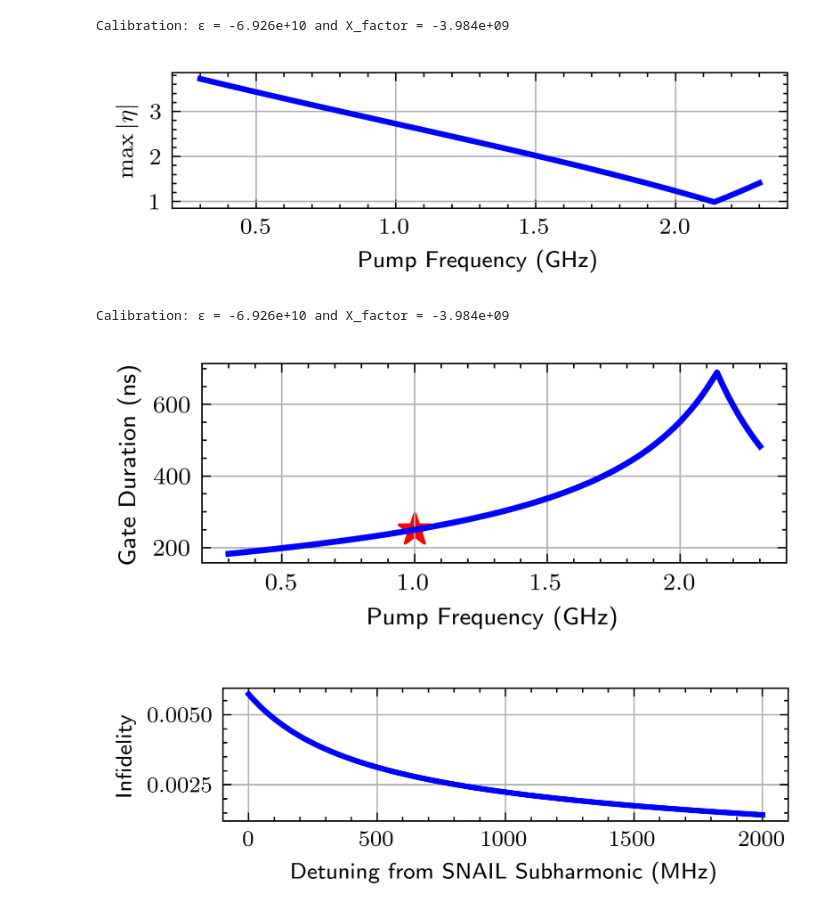
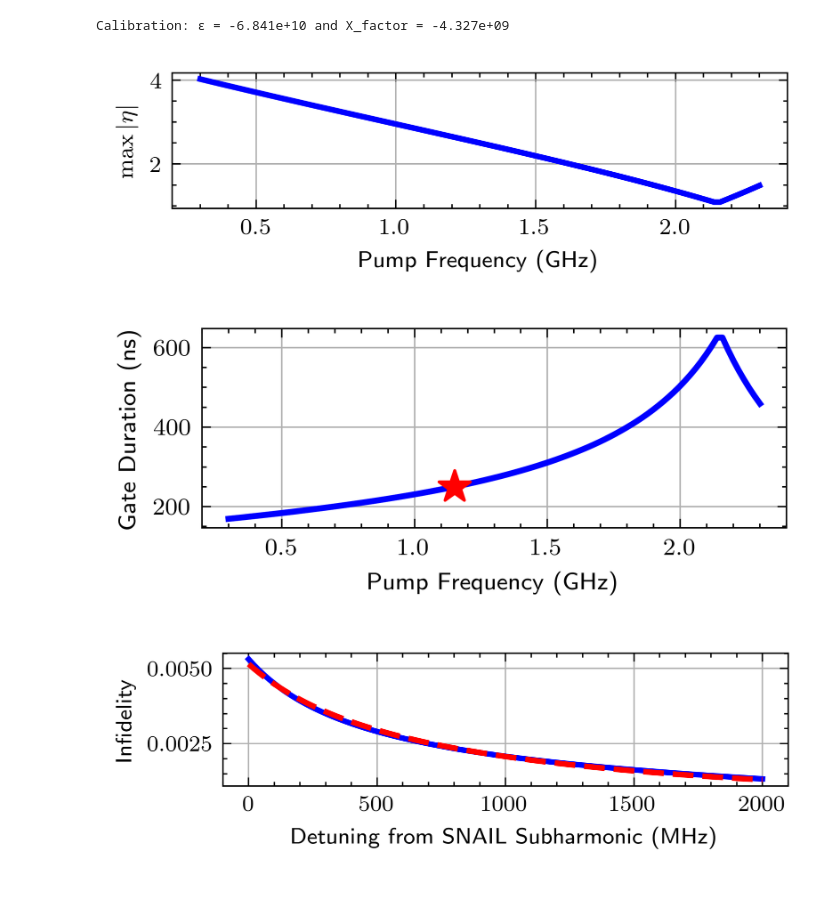
Before and after one commit to PITT-HATLAB/corral_crowding, a Jupyter notebook: src/notebooks/06_speedlimit.ipynb, the cells around one changed output. Drawn from its saved outputs; the diff is of its cells as text; code cells hidden in the pictures.

```diff
--- a/src/notebooks/06_speedlimit.ipynb
+++ b/src/notebooks/06_speedlimit.ipynb
@@ -98,8 +99,8 @@ def compute_gate_duration(frequency_GHz, X_factor, g3, lambda_factor):
 # PLOT: Experimental Data with Speed Limit Overlay
 # ================================
 # Generate x-values over the experimental range (0.3 to 2.3 GHz)
-x_vals = np.linspace(f_left, 2.3, 300)
-y_vals = compute_snail_aware_max_dBm(x_vals)
+frequency_range_GHz = np.linspace(f_left, f_left + 2, 100)
+y_vals = compute_snail_aware_max_dBm(frequency_range_GHz)
 
 with plt.style.context(["ieee", "use_mathtext", "science"]):
     fig, ax = plt.subplots(figsize=(3.5, 1.2))
@@ -115,14 +116,14 @@ with plt.style.context(["ieee", "use_mathtext", "science"]):
     )
     ax.set_xlabel("Pump Frequency (GHz)")
     ax.set_ylabel("Pump Power (dBm)")
-    ax.set_xticks([0.5, 1, 1.5, 2])
-    ax.set_yticks([5, 10, 15, 20, 25])
+    # ax.set_xticks([0.5, 1, 1.5, 2])
+    # ax.set_yticks([5, 10, 15, 20, 25])
     # Optionally add a colorbar:
     # fig.colorbar(cmesh, ax=ax, ticks=[0, 1])
     # Overlay the speed limit curve
-    ax.plot(x_vals, y_vals, color="red", linewidth=2, label="Speed Limit")
+    ax.plot(frequency_range_GHz, y_vals, color="red", linewidth=2, label="Speed Limit")
     ax.legend()
-    ax.set_xlim(f_left, 2.3)
+    ax.set_xlim(f_left, f_left + 2)
     ax.grid(True)
     # plt.title("Pump Data with Speed Limit")
 plt.show()
@@ -146,7 +147,6 @@ print(f"Calibration: ε = {epsilon_calib:.3e} and X_factor = {X_factor:.3e}")
 # PLOT: |η| vs. Pump Frequency
 # ================================
 # Use the same pump frequency range as before.
-frequency_range_GHz = np.linspace(0.3, 2.3, 100)
 eta_values = []
 
 for f in frequency_range_GHz:
@@ -177,62 +177,84 @@ with plt.style.context(["ieee", "use_mathtext", "science"]):
     plt.tight_layout()
 plt.show()
 # %% [output]
-Calibration: ε = -6.926e+10 and X_factor = -3.984e+09
+Calibration: ε = -6.841e+10 and X_factor = -4.327e+09
-[figure, old version]
+[figure, new version]
 # %%
 # ================================
 # PLOT: Minimum Gate Duration (t_f) vs. Pump Frequency
 # ================================
-frequency_range_GHz = np.linspace(0.3, 2.3, 100)  # e.g. from 0.5 GHz to 2.0 GHz
 gate_durations = np.array(
     [compute_gate_duration(f, X_factor, g3, lambdaq) for f in frequency_range_GHz]
 )
 
 with plt.style.context(["ieee", "use_mathtext", "science"]):
     fig, ax = plt.subplots(figsize=(3.5, 1.2))
-    ax.scatter(test_ghz, t_f_calib * 1e9, marker="*", color="red", s=120, zorder=1)
+    ax.scatter(test_ghz, t_f_calib * 1e9, marker="*", color="red", s=120, zorder=3)
     ax.plot(frequency_range_GHz, gate_durations * 1e9, "b-", linewidth=2)
     ax.set_xlabel("Pump Frequency (GHz)")
     ax.set_ylabel("Gate Duration (ns)")
     ax.grid(True)
 plt.show()
 # %% [output]
-Calibration: ε = -6.926e+10 and X_factor = -3.984e+09
-[figure, old version]
+[figure, new version]
 # %%
 # -------------------------------------------------
 # Final Plot: Estimated Infidelity vs. Detuning
 # -------------------------------------------------
 # We want the detuning axis to go from 0 to 1000 MHz.
 # Since detuning (MHz) = (f_pump - f0) * 1e3, choose pump frequencies accordingly.
 pump_freq_range = np.linspace(
     f0, f0 - 2, 100
-)  # f0 to f0+1 GHz => 0 to 1000 MHz detuning
+)  # f0 to f0+1 GHz => 0 to 2000 MHz detuning
 
 # Compute the gate durations for each pump frequency using the calibrated X_factor.
-gate_durations = np.array(
+detuned_durations = np.array(
     [compute_gate_duration(f, X_factor, g3, lambdaq) for f in pump_freq_range]
 )
 
 # Estimate the infidelity for each frequency using: infidelity = exp(-t_f/T1)
-infidelity = 1 - np.exp(-gate_durations / T1)
+infidelity = 1 - np.exp(-detuned_durations / T1)
 
 # Compute the detuning in MHz:
 detuning_MHz = np.abs((pump_freq_range - f0) * 1e3)
+
+import numpy as np
+from scipy.optimize import curve_fit
+
+# from corral_crowding.detuning_fit import decay_fit, fit_infidelity
+
+
+def lifetime_decay_fit(detuning, x0, x1):
+    """Modified ansatz for fitting infidelity curves."""
+    return x0 / (x1 + detuning)
+
+
+def fit_infidelity(detuning_list, infidelity_list):
+    """Fits the infidelity data to the modified power-law model with better convergence."""
+    p0 = [1, 1]  # Improved initial guess
+    params, _ = curve_fit(lifetime_decay_fit, detuning_list, infidelity_list, p0=p0)
+    # print(params)
+    return params
+
+
+params = fit_infidelity(detuning_MHz, infidelity)
+fit_line = lifetime_decay_fit(detuning_MHz, *params)
+
 
 # Create the final plot with x-axis from 0 to 1000 MHz.
 with plt.style.context(["ieee", "use_mathtext", "science"]):
     fig, ax = plt.subplots(figsize=(3.5, 1.2))
     ax.plot(detuning_MHz, infidelity, "b-", linewidth=2)
+    ax.plot(detuning_MHz, fit_line, "r--", linewidth=2)
     ax.set_xlabel("Detuning from SNAIL Subharmonic (MHz)")
     ax.set_ylabel("Infidelity")
     # ax.set_xlim(0, 1000)  # x-axis from 0 to 1000 MHz
     ax.grid(True)
     # ax.set_yscale("log")
     plt.tight_layout()
 plt.show()
 # %% [output]
-[figure, old version]
+[figure, new version]
 # %%
 # ---------------------------
 # FINAL COMBINED PLOT: Three Vertically Stacked Subplots
```
Also changed, not shown: parts of 7 cells of this notebook, 5 other files.
